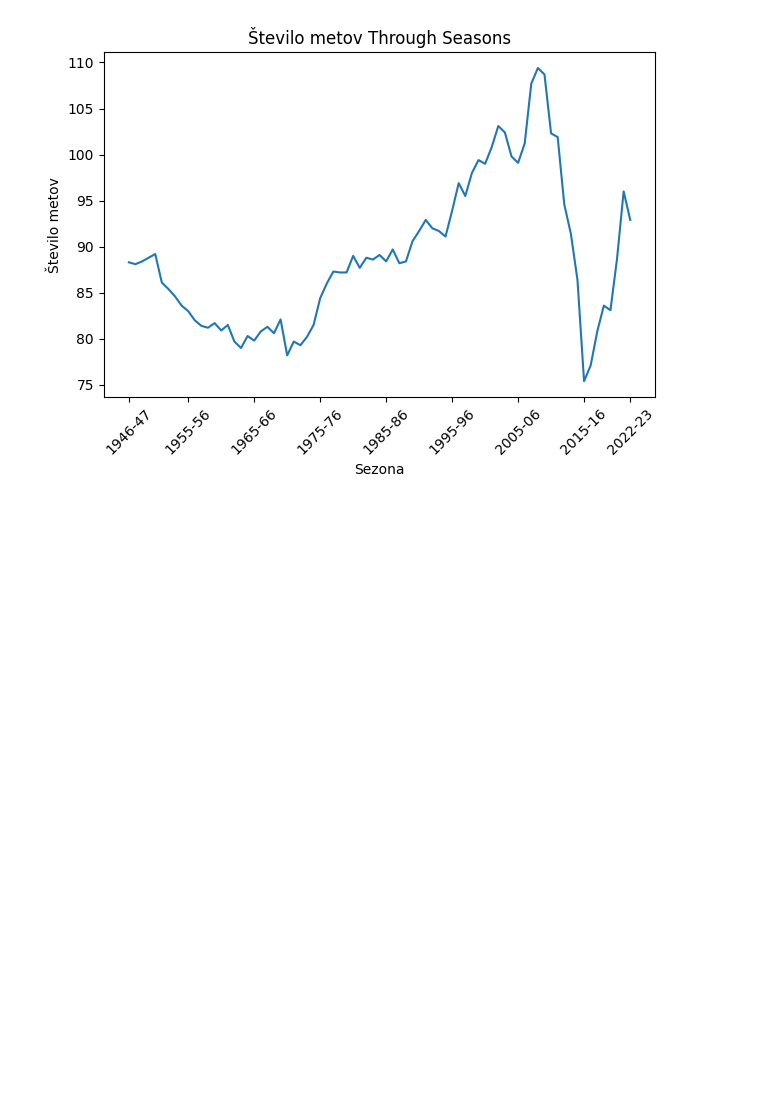
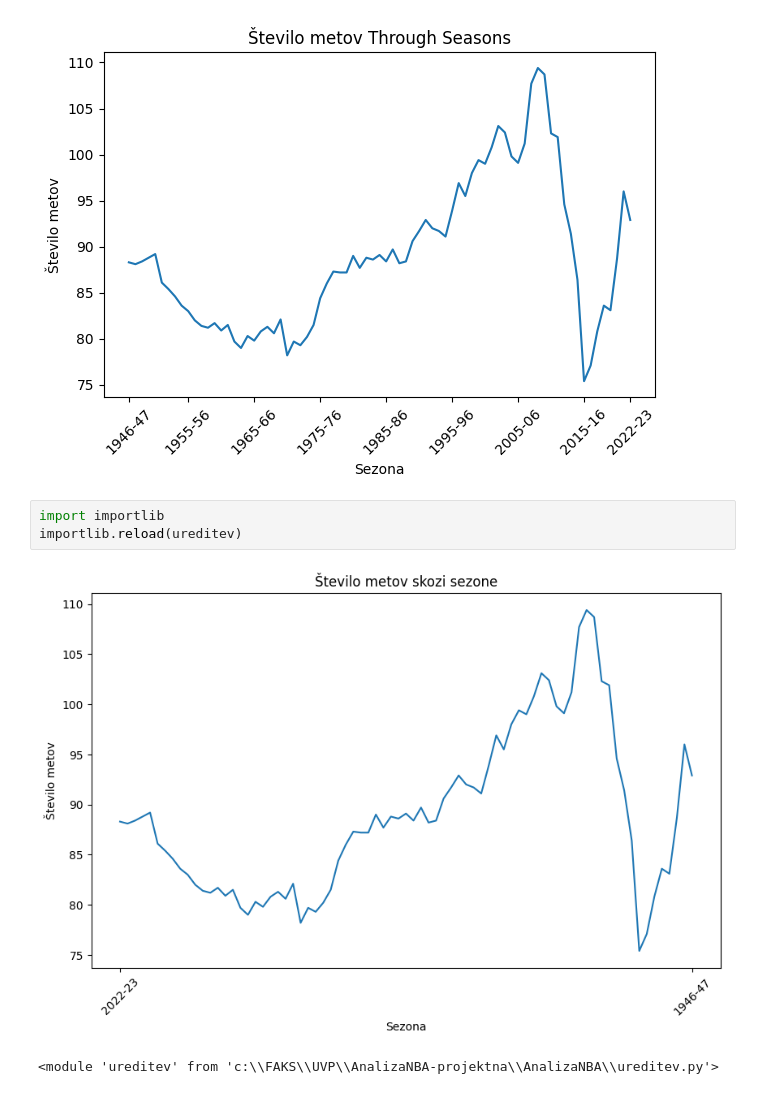
Before and after one commit to alkohasko/AnalizaNBA, a Jupyter notebook: analiza_podatkov.ipynb, the cells around one changed output. Cells and saved outputs as stored; diff of their text form; blank space fills up the shorter version.

Commit message:
resen problem z importanjem

```diff
--- a/analiza_podatkov.ipynb
+++ b/analiza_podatkov.ipynb
@@ -47,6 +47,12 @@ plt.tight_layout()
 plt.show()
 # %% [output]
 [figure]
+# %%
+import importlib
+importlib.reload(ureditev)
+# %% [output]
+[figure, added]
+<module 'ureditev' from 'c:\\FAKS\\UVP\\AnalizaNBA-projektna\\AnalizaNBA\\ureditev.py'>
 # %%
 ureditev.graf_metov()
 # %% [output]
```
Also changed, not shown: parts of 1 cell of this notebook.
